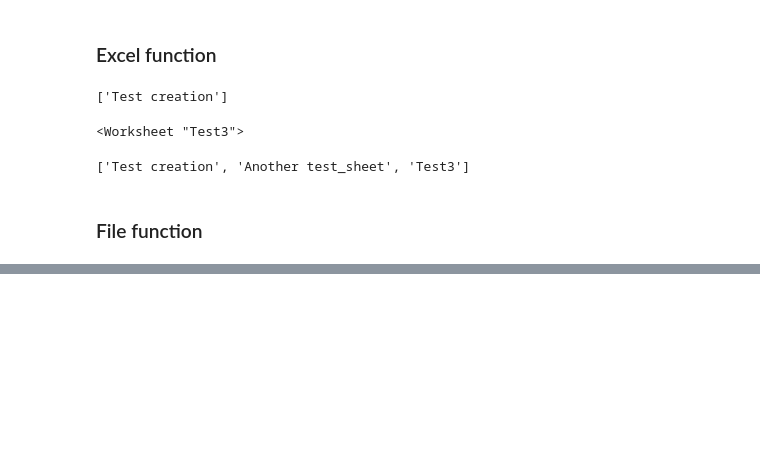
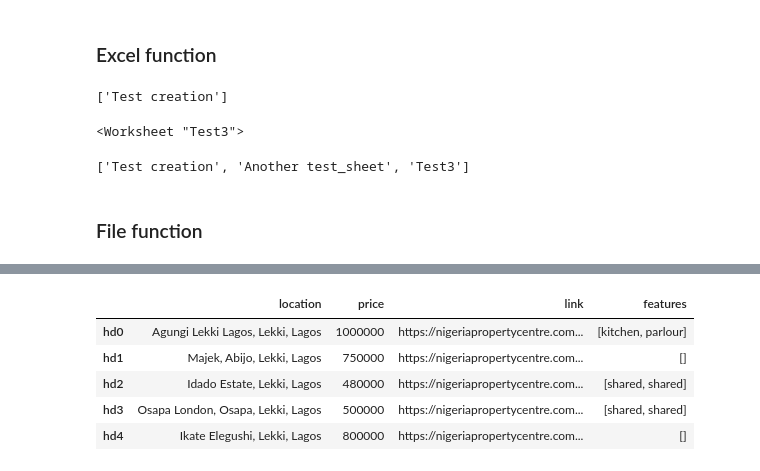
Before and after one commit to Ebuka21/Webscraping, a Jupyter notebook: testl-practice.ipynb, the cells around one changed output, grey strips where cells are left out. Saved outputs shown, nothing was run; the diff lists cells and outputs as text; code cells hidden in the pictures; blank space fills up the shorter version.

```diff
--- a/testl-practice.ipynb
+++ b/testl-practice.ipynb
@@ -249,0 +307,9 @@ print(wb2.sheetnames)
+# %%
+test_data.head()
+# %% [output]
+|  | location | price | link | features |
+| hd0 | Agungi Lekki Lagos, Lekki, Lagos | 1000000 | https://nigeriapropertycentre.com... | [kitchen, parlour] |
+| hd1 | Majek, Abijo, Lekki, Lagos | 750000 | https://nigeriapropertycentre.com... | [] |
+| hd2 | Idado Estate, Lekki, Lagos | 480000 | https://nigeriapropertycentre.com... | [shared, shared] |
+| hd3 | Osapa London, Osapa, Lekki, Lagos | 500000 | https://nigeriapropertycentre.com... | [shared, shared] |
+| hd4 | Ikate Elegushi, Lekki, Lagos | 800000 | https://nigeriapropertycentre.com... | [] |
```
Also changed, not shown: parts of 26 cells of this notebook, 1 other file.
